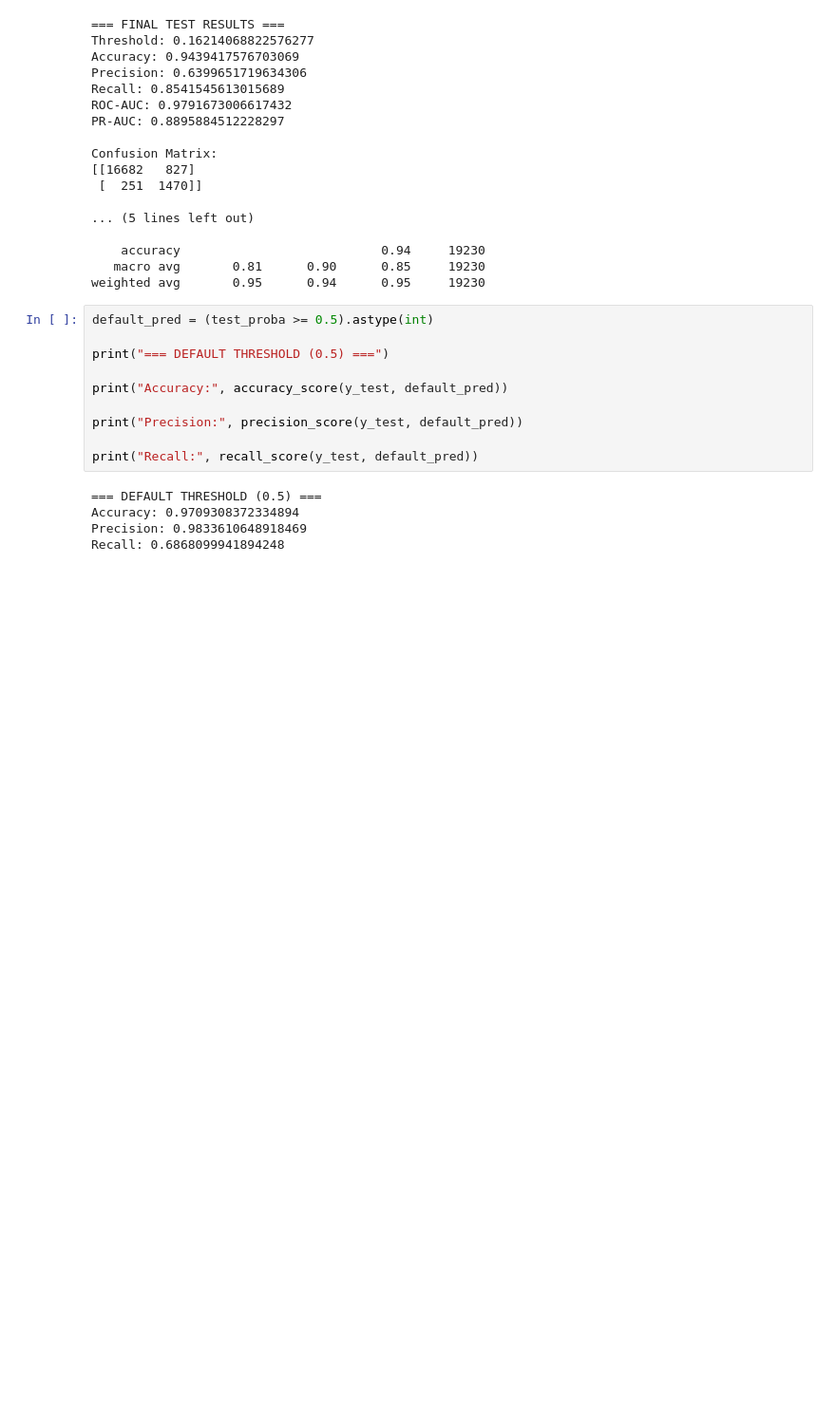
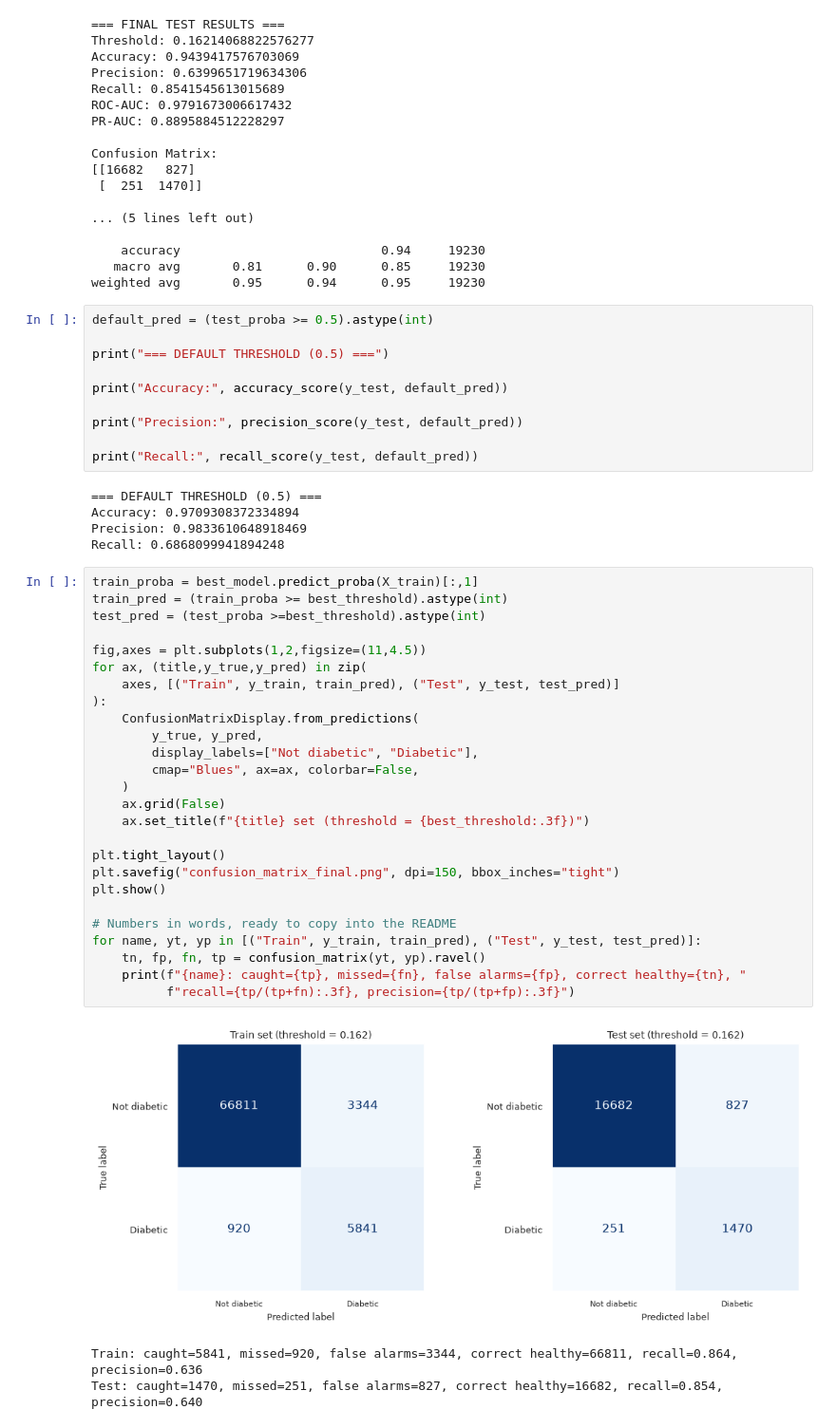
Before and after one commit to kaflebiplob/Diabetes_Predictor, a Jupyter notebook: notebooks/train_my_data.ipynb, the cells around one changed output. Shown at 95% size. Saved outputs shown, nothing was run; the diff lists cells and outputs as text; blank space fills up the shorter version.

Commit message:
feat: added confusion matrix to see how well model predict

```diff
--- a/notebooks/train_my_data.ipynb
+++ b/notebooks/train_my_data.ipynb
@@ -594,3 +601,33 @@ print("Recall:", recall_score(y_test, default_pred))
 Accuracy: 0.9709308372334894
 Precision: 0.9833610648918469
 Recall: 0.6868099941894248
+# %%
+train_proba = best_model.predict_proba(X_train)[:,1]
+train_pred = (train_proba >= best_threshold).astype(int)
+test_pred = (test_proba >=best_threshold).astype(int)
+
+fig,axes = plt.subplots(1,2,figsize=(11,4.5))
+for ax, (title,y_true,y_pred) in zip(
+    axes, [("Train", y_train, train_pred), ("Test", y_test, test_pred)]
+):
+    ConfusionMatrixDisplay.from_predictions(
+        y_true, y_pred,
+        display_labels=["Not diabetic", "Diabetic"],
+        cmap="Blues", ax=ax, colorbar=False,
+    )
+    ax.grid(False)
+    ax.set_title(f"{title} set (threshold = {best_threshold:.3f})")
+
+plt.tight_layout()
+plt.savefig("confusion_matrix_final.png", dpi=150, bbox_inches="tight")
+plt.show()
+
+# Numbers in words, ready to copy into the README
+for name, yt, yp in [("Train", y_train, train_pred), ("Test", y_test, test_pred)]:
+    tn, fp, fn, tp = confusion_matrix(yt, yp).ravel()
+    print(f"{name}: caught={tp}, missed={fn}, false alarms={fp}, correct healthy={tn}, "
+          f"recall={tp/(tp+fn):.3f}, precision={tp/(tp+fp):.3f}")
+# %% [output]
+[figure, added]
+Train: caught=5841, missed=920, false alarms=3344, correct healthy=66811, recall=0.864, precision=0.636
+Test: caught=1470, missed=251, false alarms=827, correct healthy=16682, recall=0.854, precision=0.640
```
Also changed, not shown: parts of 1 cell of this notebook, 1 other file.
